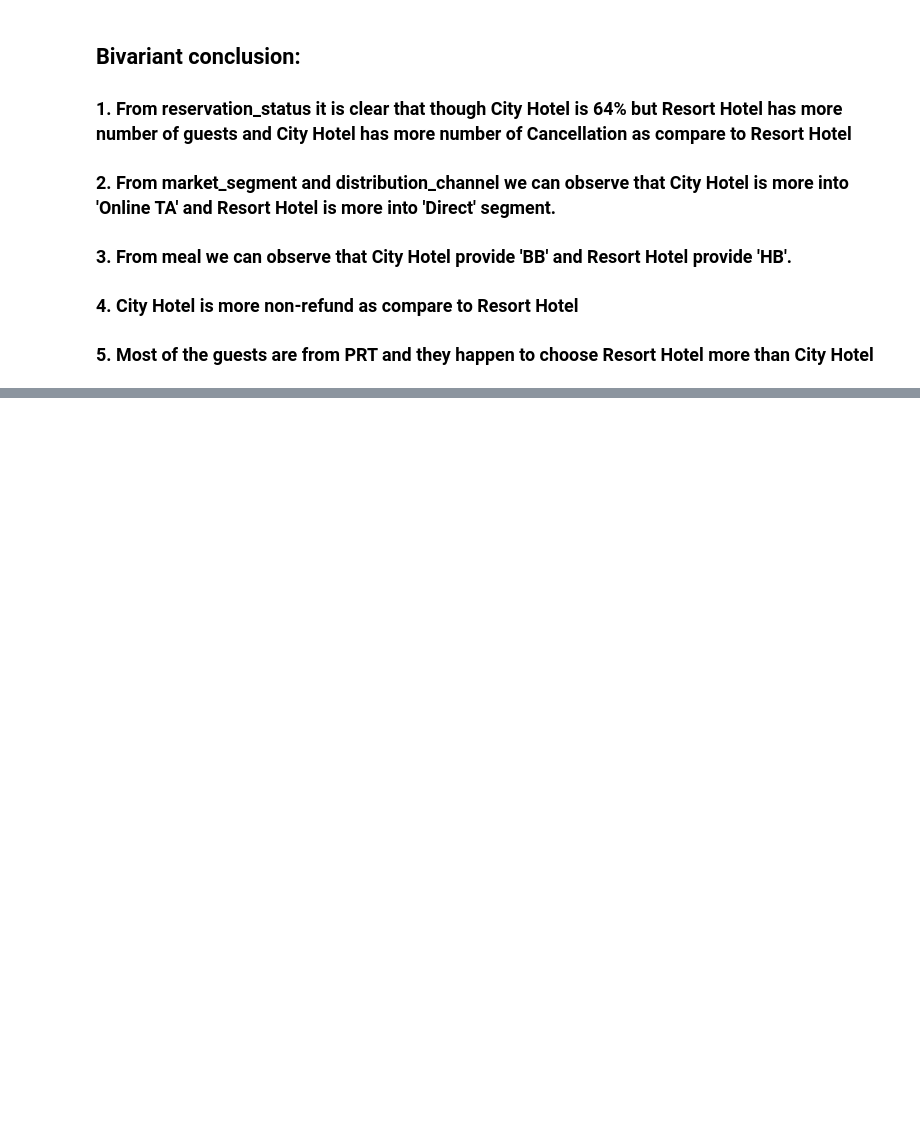
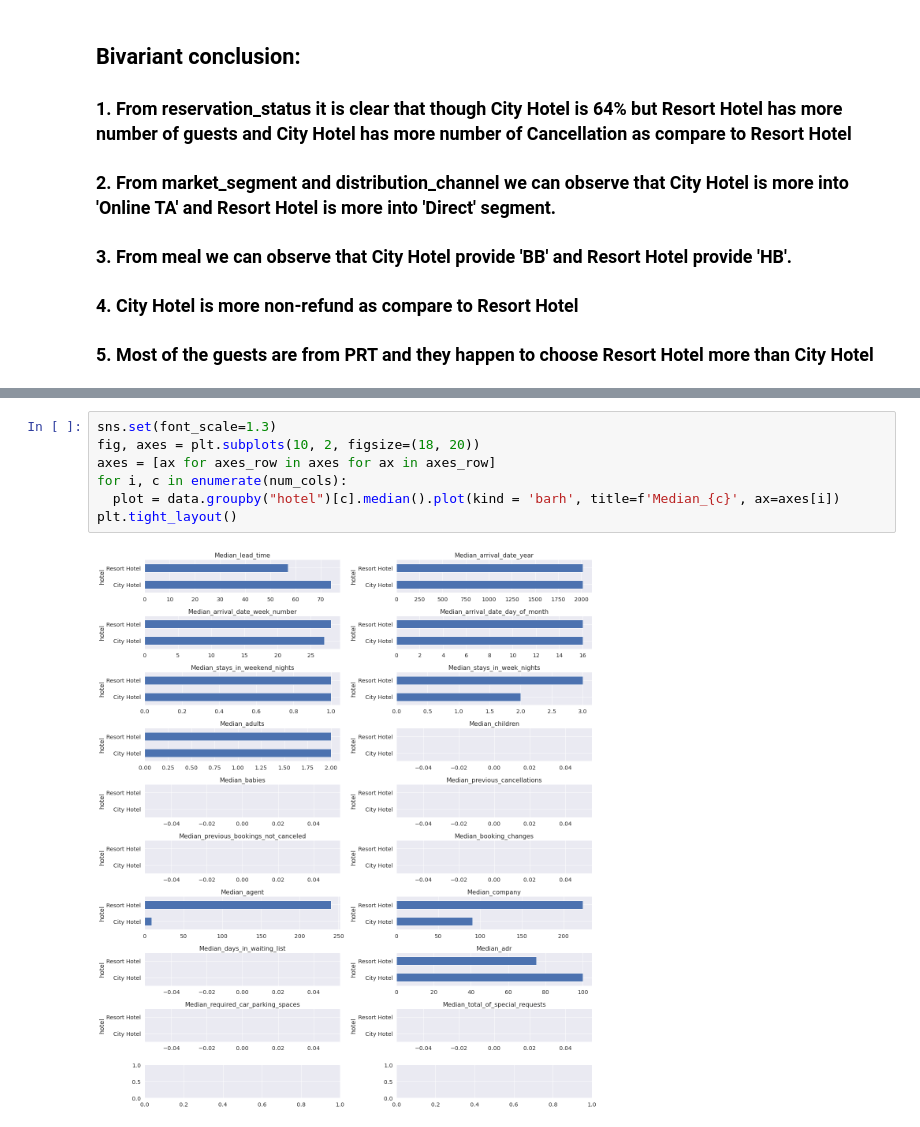
Before and after one commit to UthamanA/Hotel-Booking-Analysis_EDA, a Jupyter notebook: Hotel_booking.ipynb, the cells around one changed output, grey strips where cells are left out. Cells and saved outputs as stored; diff of their text form; blank space fills up the shorter version.

```diff
--- a/Hotel_booking.ipynb
+++ b/Hotel_booking.ipynb
@@ -242,0 +280,9 @@ _ = plt.tight_layout()
+# %%
+sns.set(font_scale=1.3)
+fig, axes = plt.subplots(10, 2, figsize=(18, 20))
+axes = [ax for axes_row in axes for ax in axes_row]
+for i, c in enumerate(num_cols):
+  plot = data.groupby("hotel")[c].median().plot(kind = 'barh', title=f'Median_{c}', ax=axes[i])
+plt.tight_layout()
+# %% [output]
+[figure, added]
```
Also changed, not shown: parts of 10 cells of this notebook.
